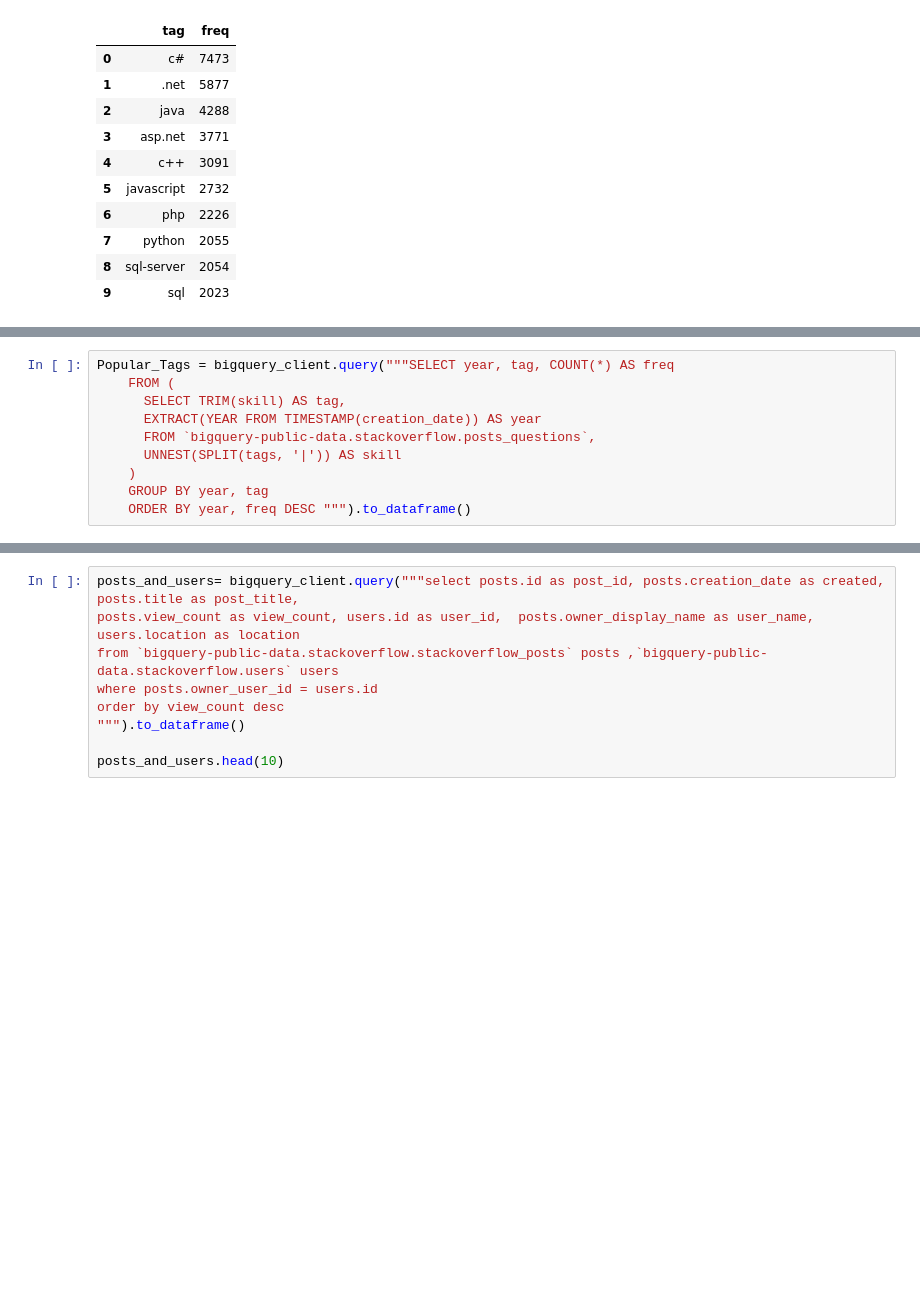
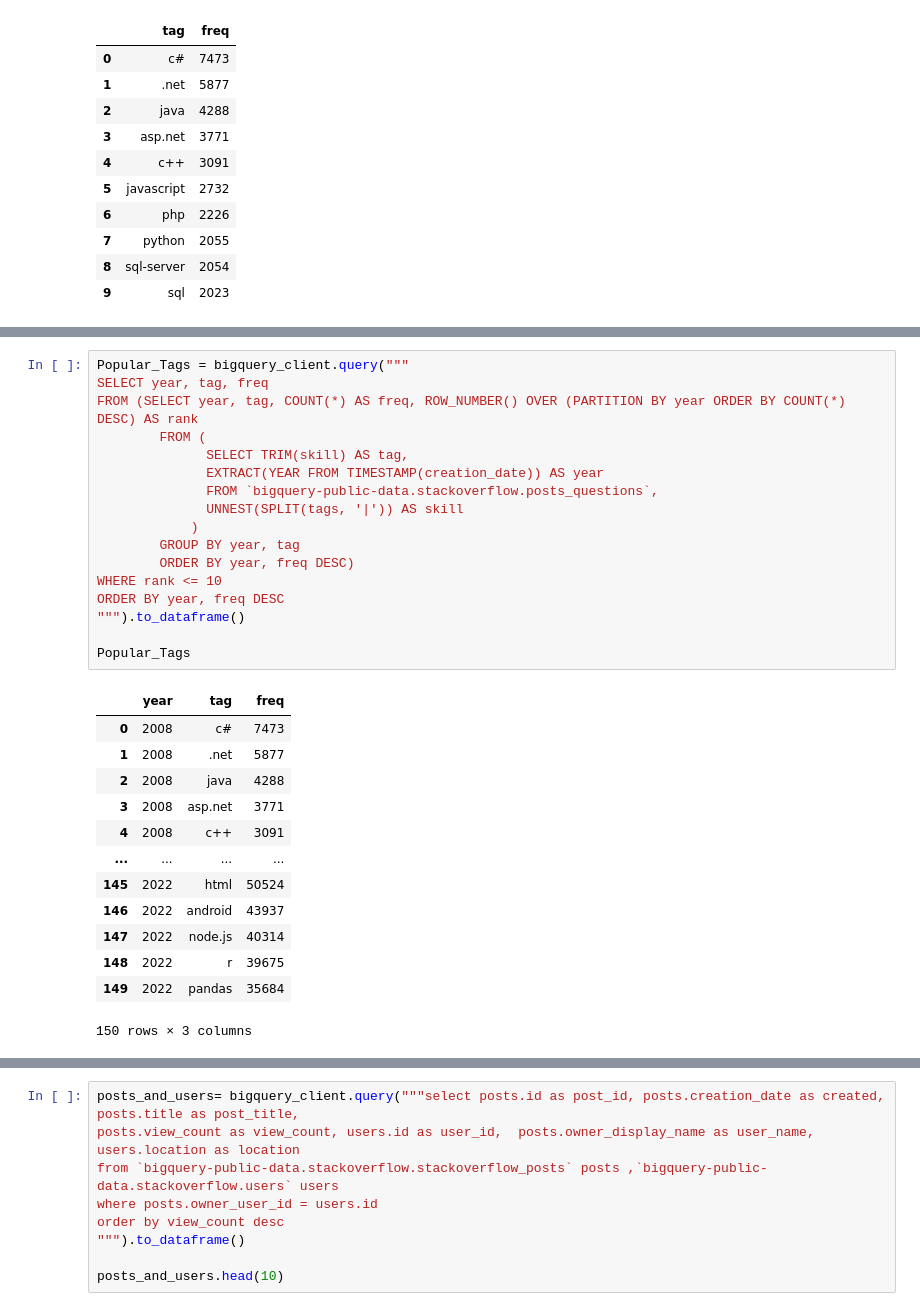
Before and after one commit to vrsyvby/bda-assignment-parta, a Jupyter notebook: BigQuery.ipynb, the cells around one changed output, grey strips where cells are left out. Cells and saved outputs as stored; diff of their text form; blank space fills up the shorter version.

```diff
--- a/BigQuery.ipynb
+++ b/BigQuery.ipynb
@@ -244,10 +257,31 @@ popular_tags_by_debut_year
 # %%
-Popular_Tags = bigquery_client.query("""SELECT year, tag, COUNT(*) AS freq
-    FROM (
-      SELECT TRIM(skill) AS tag,
-      EXTRACT(YEAR FROM TIMESTAMP(creation_date)) AS year
-      FROM `bigquery-public-data.stackoverflow.posts_questions`,
-      UNNEST(SPLIT(tags, '|')) AS skill
-    )
-    GROUP BY year, tag
-    ORDER BY year, freq DESC """).to_dataframe()
+Popular_Tags = bigquery_client.query("""
+SELECT year, tag, freq
+FROM (SELECT year, tag, COUNT(*) AS freq, ROW_NUMBER() OVER (PARTITION BY year ORDER BY COUNT(*) DESC) AS rank
+        FROM (
+              SELECT TRIM(skill) AS tag,
+              EXTRACT(YEAR FROM TIMESTAMP(creation_date)) AS year
+              FROM `bigquery-public-data.stackoverflow.posts_questions`,
+              UNNEST(SPLIT(tags, '|')) AS skill
+            )
+        GROUP BY year, tag
+        ORDER BY year, freq DESC)
+WHERE rank <= 10
+ORDER BY year, freq DESC
+""").to_dataframe()
+
+Popular_Tags
+# %% [output]
+|  | year | tag | freq |
+| 0 | 2008 | c# | 7473 |
+| 1 | 2008 | .net | 5877 |
+| 2 | 2008 | java | 4288 |
+| 3 | 2008 | asp.net | 3771 |
+| 4 | 2008 | c++ | 3091 |
+| ... | ... | ... | ... |
+| 145 | 2022 | html | 50524 |
+| 146 | 2022 | android | 43937 |
+| 147 | 2022 | node.js | 40314 |
+| 148 | 2022 | r | 39675 |
+| 149 | 2022 | pandas | 35684 |
+150 rows × 3 columns
```
Also changed, not shown: parts of 6 cells of this notebook.
